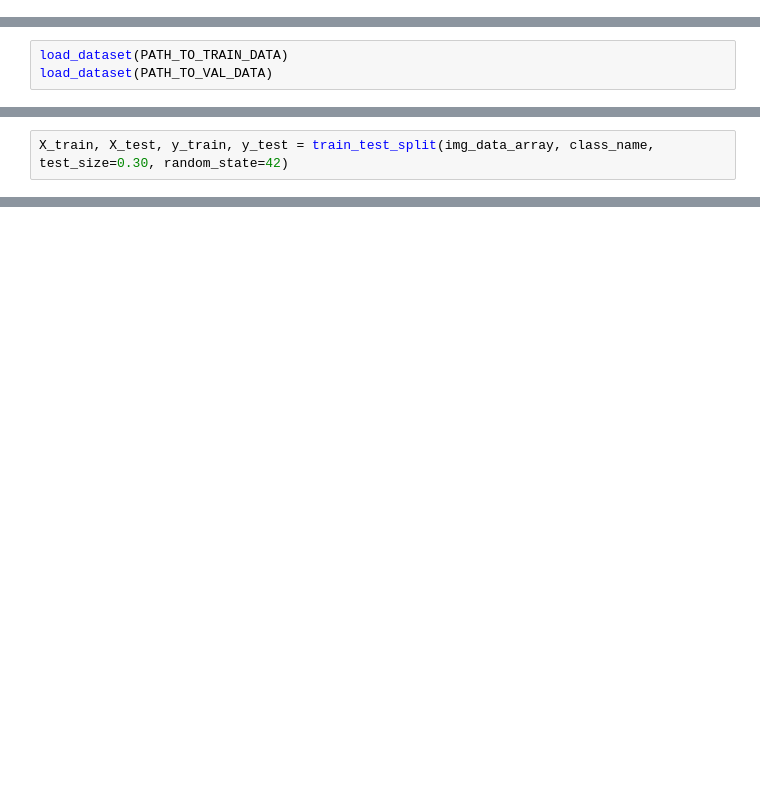
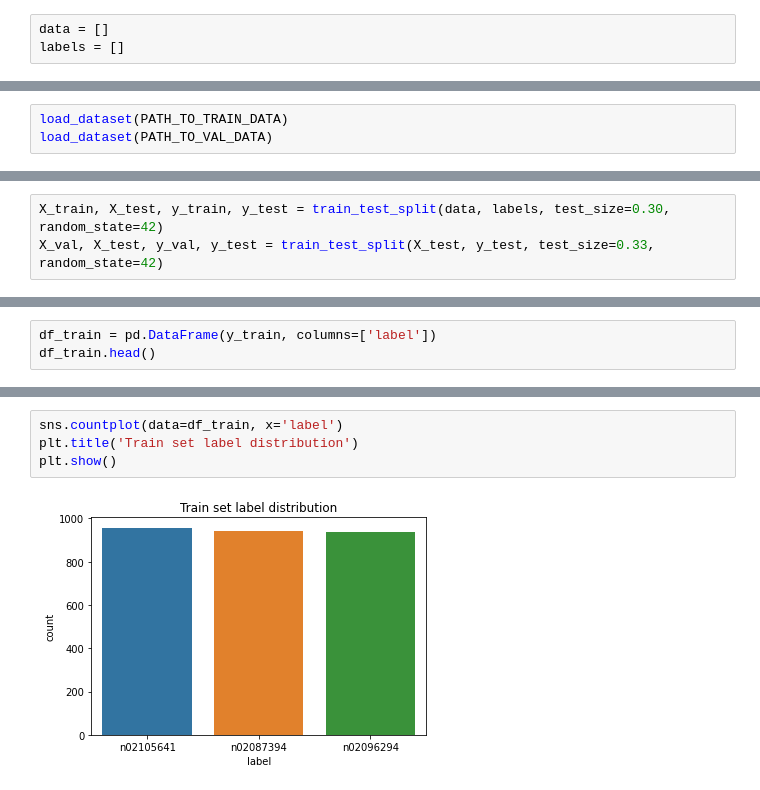
Before and after one commit to sur-sakthy/computer-vision, a Jupyter notebook: Assignment_2.ipynb, the cells around one changed output, grey strips where cells are left out. Cells and saved outputs as stored; diff of their text form; blank space fills up the shorter version.

```diff
--- a/Assignment_2.ipynb
+++ b/Assignment_2.ipynb
@@ -57,3 +94,6 @@ class_name = []
+# %%
+data = []
+labels = []
 # %%
 def load_dataset(img_folder):
     for dir in os.listdir(img_folder):
@@ -74,2 +142,3 @@ load_dataset(PATH_TO_VAL_DATA)
 # %%
-X_train, X_test, y_train, y_test = train_test_split(img_data_array, class_name, test_size=0.30, random_state=42)
+X_train, X_test, y_train, y_test = train_test_split(data, labels, test_size=0.30, random_state=42)
+X_val, X_test, y_val, y_test = train_test_split(X_test, y_test, test_size=0.33, random_state=42)
@@ -85,0 +147,3 @@ def get_target_val(target_dict, target_data):
+# %%
+df_train = pd.DataFrame(y_train, columns=['label'])
+df_train.head()
@@ -85,0 +157,6 @@ def get_target_val(target_dict, target_data):
+# %%
+sns.countplot(data=df_train, x='label')
+plt.title('Train set label distribution')
+plt.show()
+# %% [output]
+[figure, added]
```
Also changed, not shown: parts of 63 cells of this notebook.
